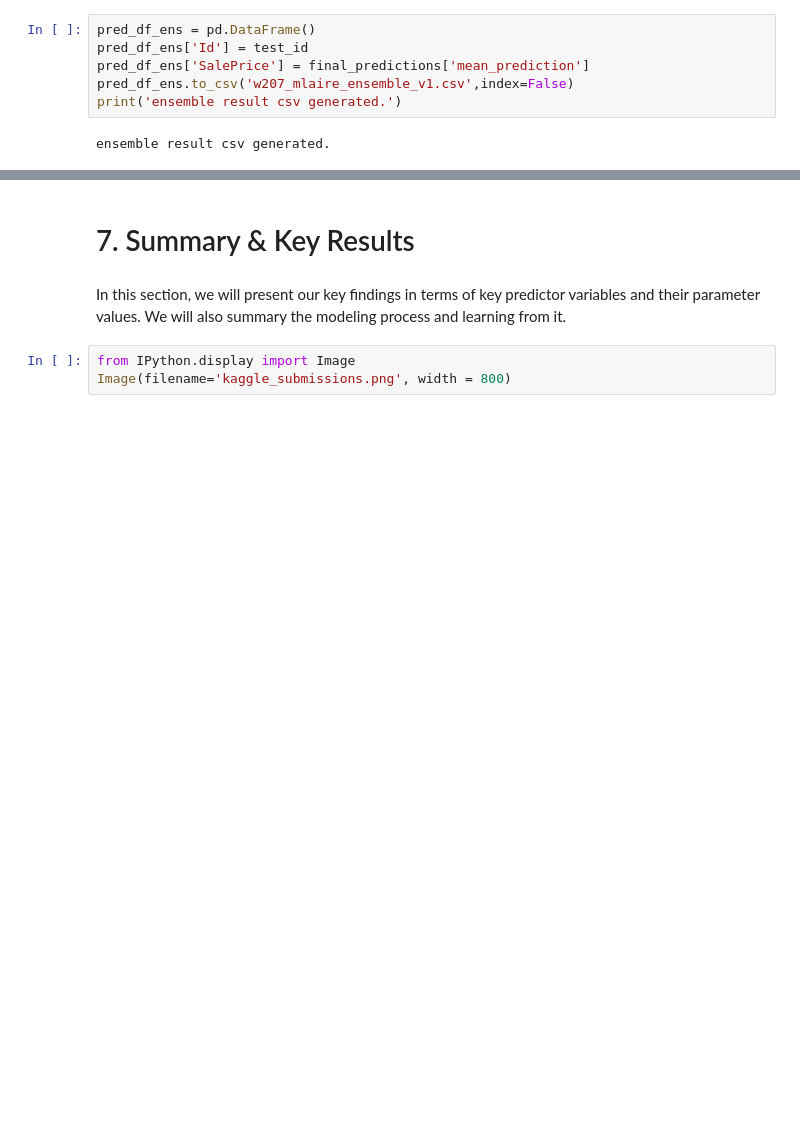
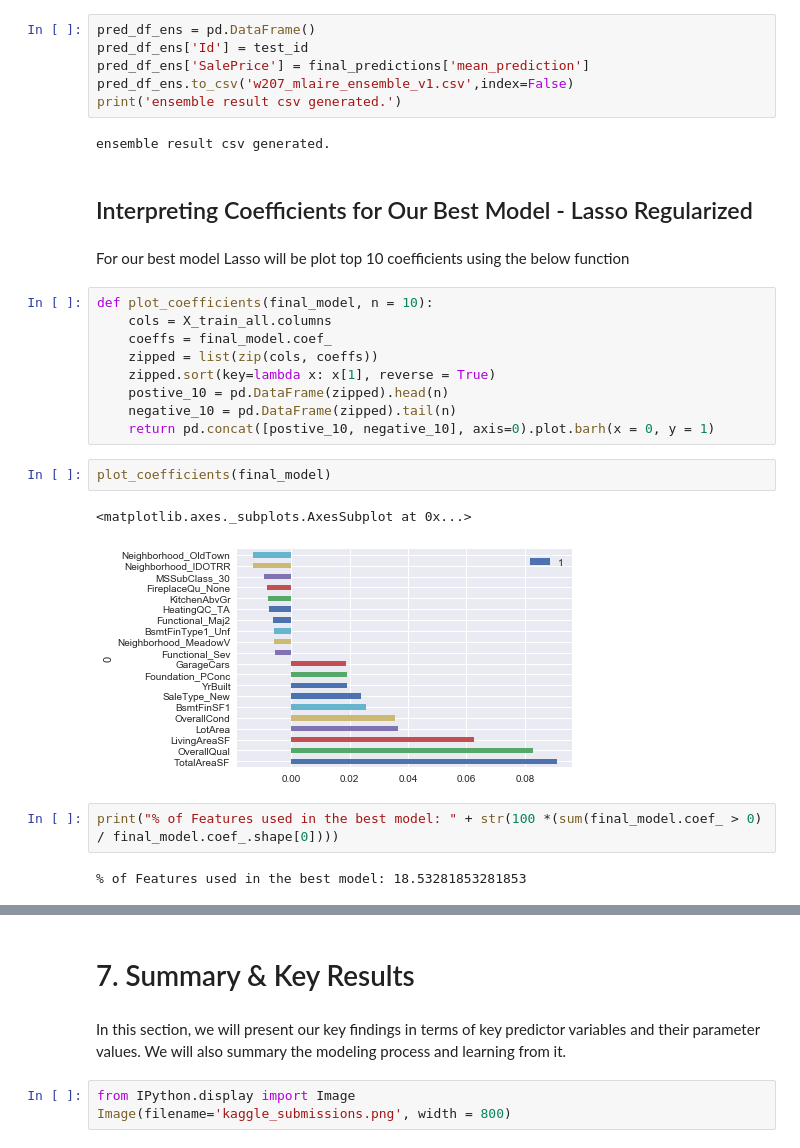
Before and after one commit to ansjory/w207_project, a Jupyter notebook: Kaggle_House_Prices/Mlaire_final.ipynb, the cells around one changed output, grey strips where cells are left out. Drawn from its saved outputs; the diff is of its cells as text; blank space fills up the shorter version.

Commit message:
Coeff Plot

```diff
--- a/Kaggle_House_Prices/Mlaire_final.ipynb
+++ b/Kaggle_House_Prices/Mlaire_final.ipynb
@@ -1366,3 +1366,25 @@ pred_df_ens.to_csv('w207_mlaire_ensemble_v1.csv',index=False)
 print('ensemble result csv generated.')
 # %% [output]
 ensemble result csv generated.
+# %% [markdown]
+## Interpreting Coefficients for Our Best Model - Lasso Regularized
+# %% [markdown]
+For our best model Lasso will be plot top 10 coefficients using the below function
+# %%
+def plot_coefficients(final_model, n = 10):
+    cols = X_train_all.columns
+    coeffs = final_model.coef_
+    zipped = list(zip(cols, coeffs))
+    zipped.sort(key=lambda x: x[1], reverse = True)
+    postive_10 = pd.DataFrame(zipped).head(n)
+    negative_10 = pd.DataFrame(zipped).tail(n)
+    return pd.concat([postive_10, negative_10], axis=0).plot.barh(x = 0, y = 1)
+# %%
+plot_coefficients(final_model)
+# %% [output]
+<matplotlib.axes._subplots.AxesSubplot at 0x...>
+[figure, added]
+# %%
+print("% of Features used in the best model: " + str(100 *(sum(final_model.coef_ > 0) / final_model.coef_.shape[0])))
+# %% [output]
+% of Features used in the best model: 18.53281853281853
```
Also changed, not shown: parts of 22 cells of this notebook, 2 other files.
